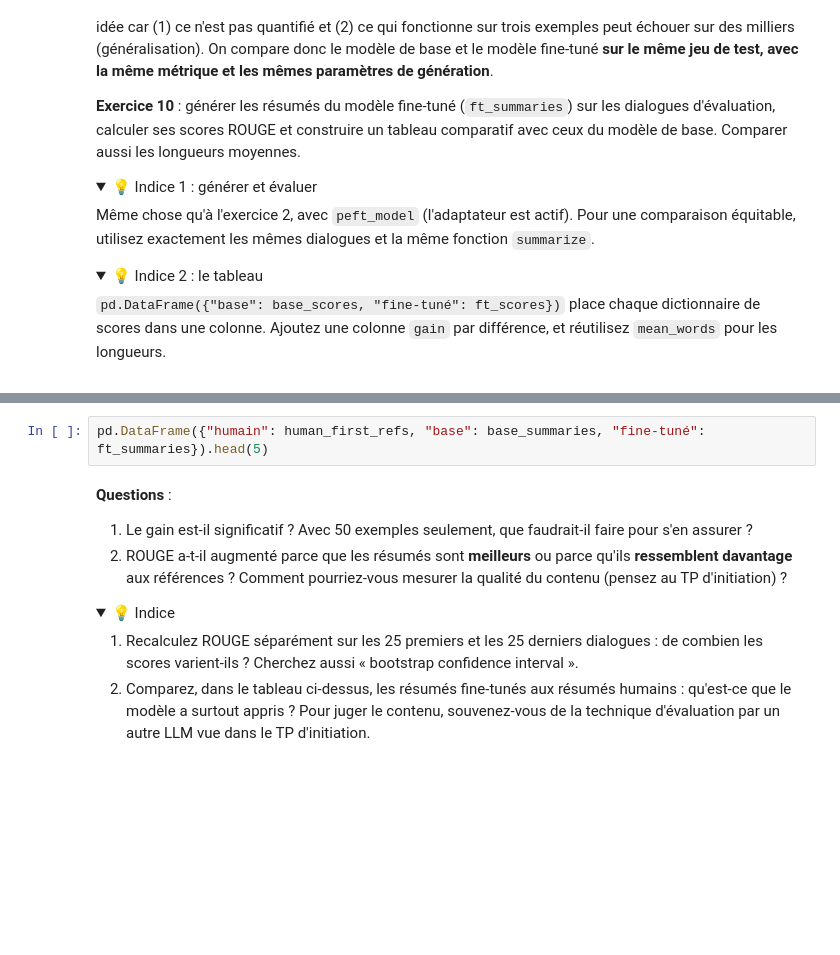
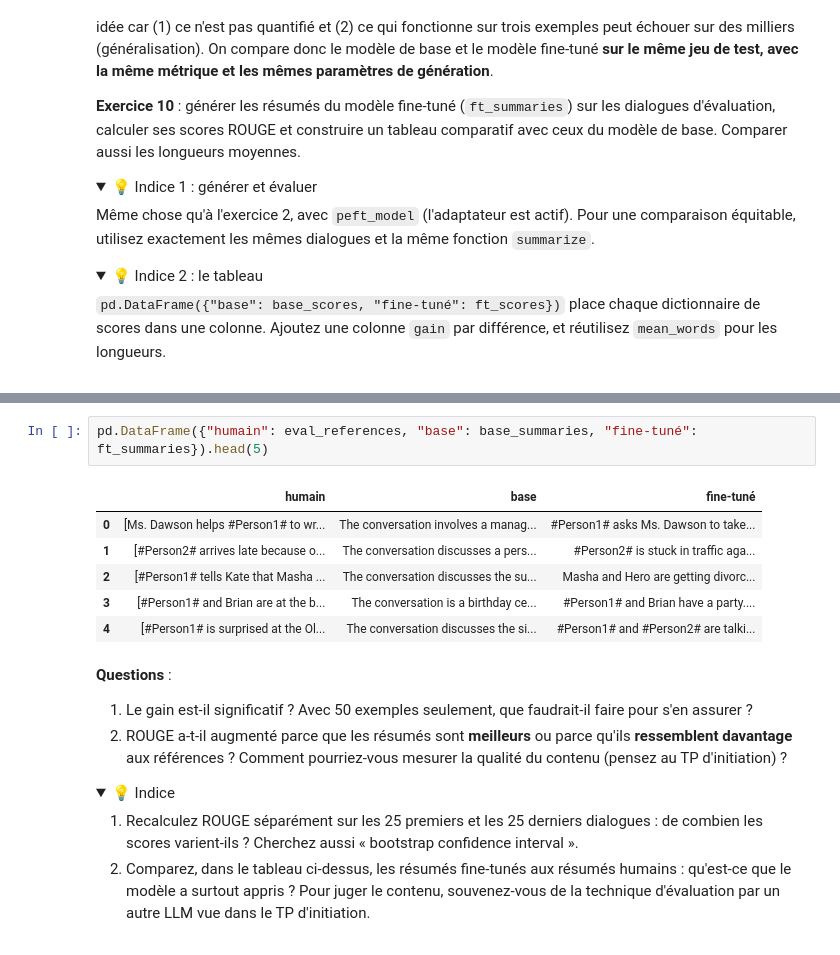
Before and after one commit to pierrebg18/tp-fine-tuning-student-version, a Jupyter notebook: tp-fine-tuning.ipynb, the cells around one changed output, grey strips where cells are left out. Drawn from its saved outputs; the diff is of its cells as text; folded sections open; blank space fills up the shorter version.

```diff
--- a/tp-fine-tuning.ipynb
+++ b/tp-fine-tuning.ipynb
@@ -875,5 +880,12 @@ Longueur moyenne, fine-tuné : 27.7 mots
 # %%
-pd.DataFrame({"humain": human_first_refs, "base": base_summaries, "fine-tuné": ft_summaries}).head(5)
+pd.DataFrame({"humain": eval_references, "base": base_summaries, "fine-tuné": ft_summaries}).head(5)
+# %% [output]
+|  | humain | base | fine-tuné |
+| 0 | [Ms. Dawson helps #Person1# to wr... | The conversation involves a manag... | #Person1# asks Ms. Dawson to take... |
+| 1 | [#Person2# arrives late because o... | The conversation discusses a pers... | #Person2# is stuck in traffic aga... |
+| 2 | [#Person1# tells Kate that Masha ... | The conversation discusses the su... | Masha and Hero are getting divorc... |
+| 3 | [#Person1# and Brian are at the b... | The conversation is a birthday ce... | #Person1# and Brian have a party.... |
+| 4 | [#Person1# is surprised at the Ol... | The conversation discusses the si... | #Person1# and #Person2# are talki... |
 # %% [markdown]
 **Questions** :
 1. Le gain est-il significatif ? Avec 50 exemples seulement, que faudrait-il faire pour s'en assurer ?
```
Also changed, not shown: parts of 11 cells of this notebook.
